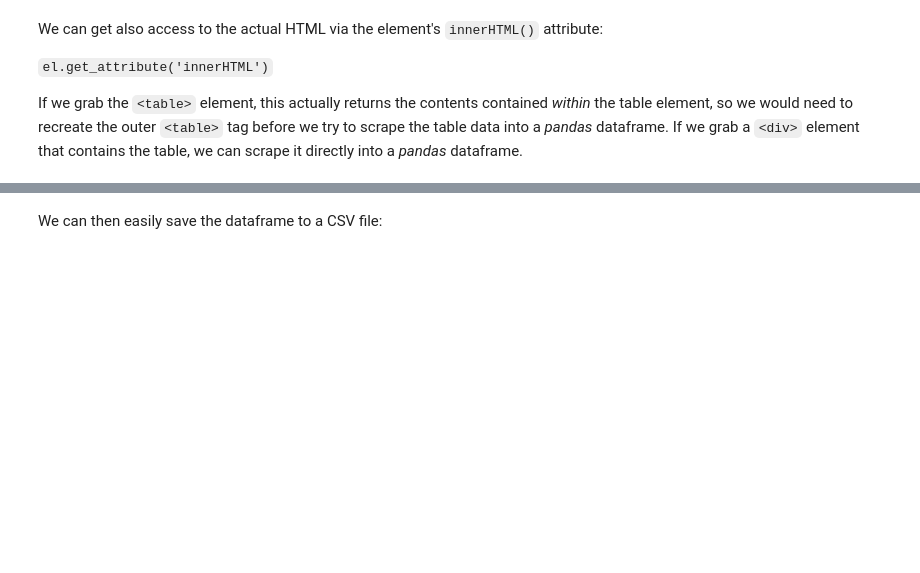
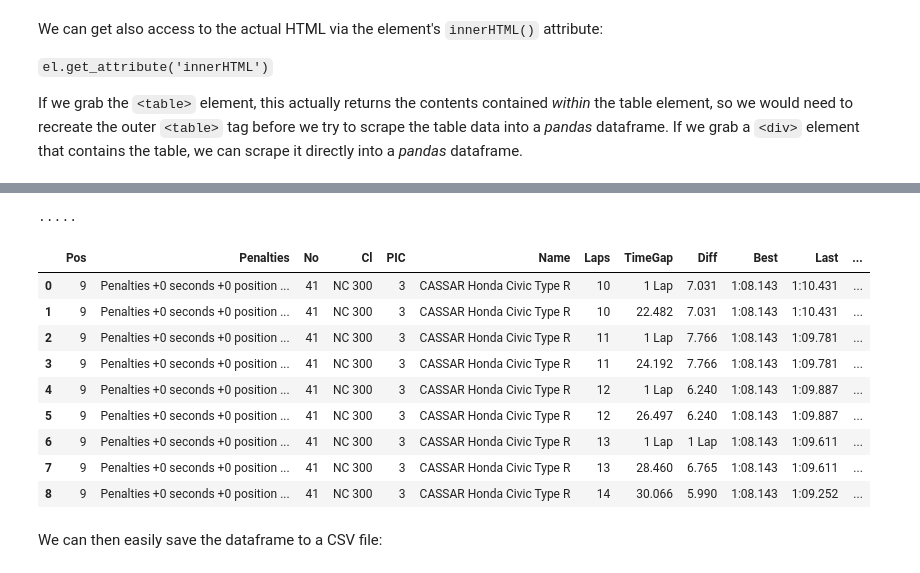
Before and after one commit to f1datajunkie/TSL, a Jupyter notebook: notebooks/TSL Timing Screen Screenshot Grabber.ipynb, the cells around one changed output, grey strips where cells are left out. Cells and saved outputs as stored; diff of their text form; code cells hidden in the pictures; blank space fills up the shorter version.

```diff
--- a/notebooks/TSL Timing Screen Screenshot Grabber.ipynb
+++ b/notebooks/TSL Timing Screen Screenshot Grabber.ipynb
@@ -213,3 +306,46 @@ df.head()
+# %%
+import time
+
+xpath = '//*[@id="ResultsTableContainer"]'
+
+
+#This should really be while not finished
+while True:
+    #Grab the timing screen
+    el = browser.find_element_by_xpath(xpath)
+
+    #Parse out the data
+    df = pd.read_html( el.get_attribute('innerHTML'))[0].dropna(axis=1,how='all')
+    #Tidy up the column names
+    df.rename(columns={'Time/Gap':'TimeGap',
+                       'Unnamed: 1':'Penalties'}, inplace=True)
+    #Upsert the date
+    DB[_table].upsert_all(df.to_dict(orient='records'))
+    print('.',end='')
+    time.sleep(15)
+
+#TO DO - also record time stamp; and maybe in another table, flag status vs timestamp
+# %% [output]
+.....
+# %%
+dbname='testlive2.db'
+
+#!rm $dbname
+conn = sqlite3.connect(dbname, timeout=10)
+
+q="SELECT * FROM tsl_timing_classification WHERE No=41;"
+pd.read_sql(q,conn)
+# %% [output]
+|  | Pos | Penalties | No | Cl | PIC | Name | Laps | TimeGap | Diff | Best | Last | ... |
+| 0 | 9 | Penalties +0 seconds +0 position ... | 41 | NC 300 | 3 | CASSAR Honda Civic Type R | 10 | 1 Lap | 7.031 | 1:08.143 | 1:10.431 | ... |
+| 1 | 9 | Penalties +0 seconds +0 position ... | 41 | NC 300 | 3 | CASSAR Honda Civic Type R | 10 | 22.482 | 7.031 | 1:08.143 | 1:10.431 | ... |
+| 2 | 9 | Penalties +0 seconds +0 position ... | 41 | NC 300 | 3 | CASSAR Honda Civic Type R | 11 | 1 Lap | 7.766 | 1:08.143 | 1:09.781 | ... |
+| 3 | 9 | Penalties +0 seconds +0 position ... | 41 | NC 300 | 3 | CASSAR Honda Civic Type R | 11 | 24.192 | 7.766 | 1:08.143 | 1:09.781 | ... |
+| 4 | 9 | Penalties +0 seconds +0 position ... | 41 | NC 300 | 3 | CASSAR Honda Civic Type R | 12 | 1 Lap | 6.240 | 1:08.143 | 1:09.887 | ... |
+| 5 | 9 | Penalties +0 seconds +0 position ... | 41 | NC 300 | 3 | CASSAR Honda Civic Type R | 12 | 26.497 | 6.240 | 1:08.143 | 1:09.887 | ... |
+| 6 | 9 | Penalties +0 seconds +0 position ... | 41 | NC 300 | 3 | CASSAR Honda Civic Type R | 13 | 1 Lap | 1 Lap | 1:08.143 | 1:09.611 | ... |
+| 7 | 9 | Penalties +0 seconds +0 position ... | 41 | NC 300 | 3 | CASSAR Honda Civic Type R | 13 | 28.460 | 6.765 | 1:08.143 | 1:09.611 | ... |
+| 8 | 9 | Penalties +0 seconds +0 position ... | 41 | NC 300 | 3 | CASSAR Honda Civic Type R | 14 | 30.066 | 5.990 | 1:08.143 | 1:09.252 | ... |
 # %% [markdown]
 We can then easily save the dataframe to a CSV file:
 # %%
```
Also changed, not shown: parts of 21 cells of this notebook, 4 other files.
